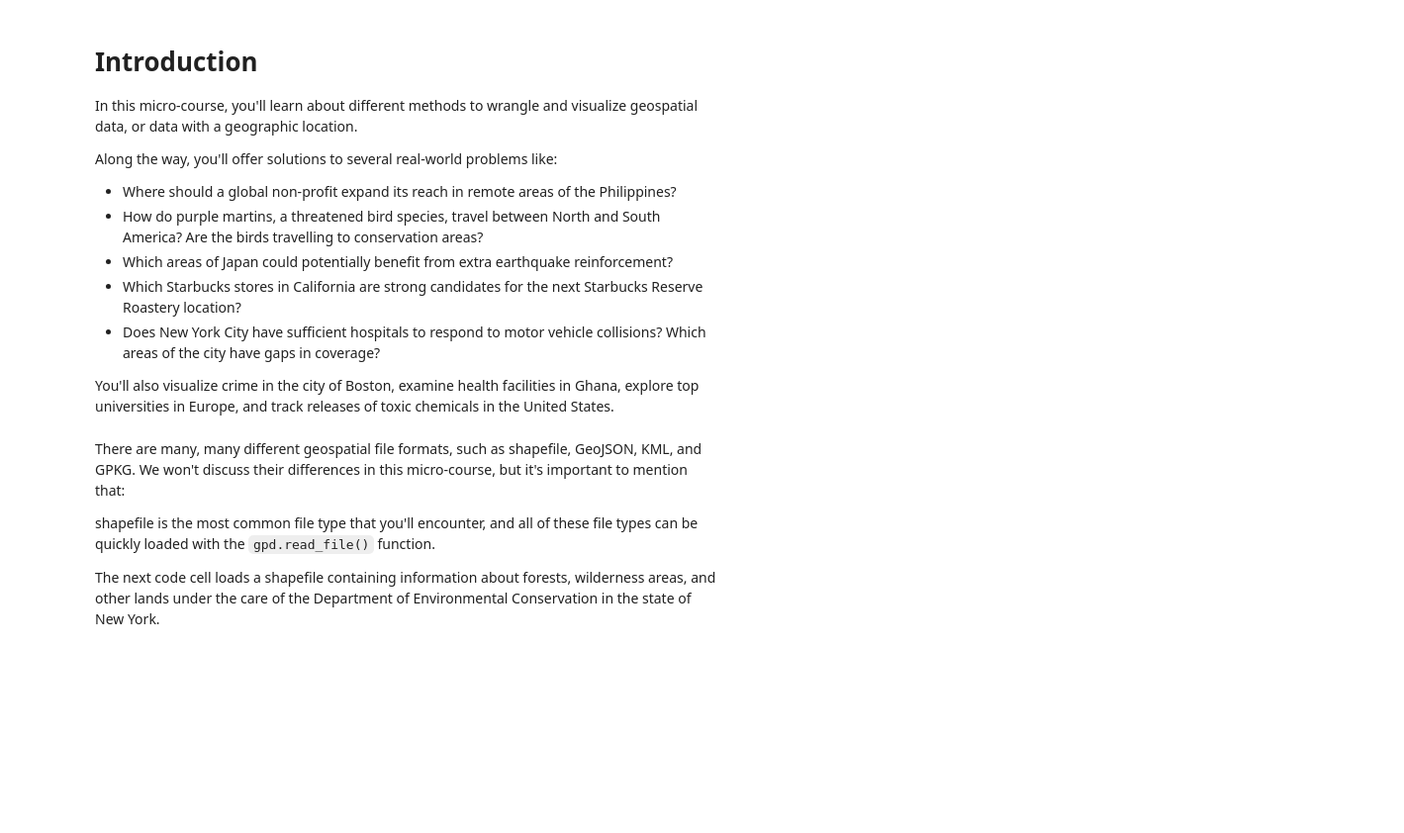
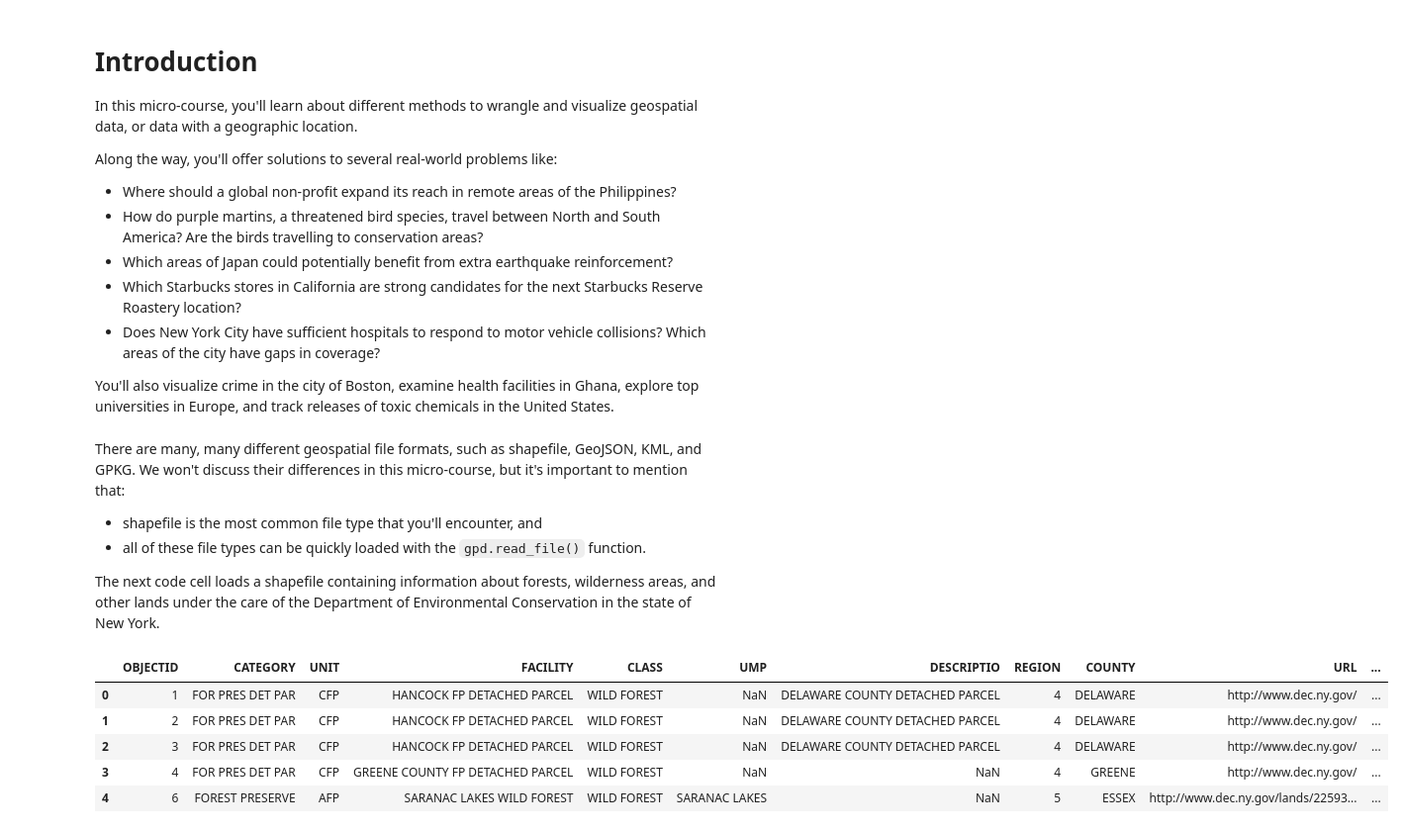
Before and after one commit to bcjspiros/edu-kaggle-GeospatialAnalysis, a Jupyter notebook: notebooks/Python/FirstMap.ipynb, the cells around one changed output. Shown at 99% size. Drawn from its saved outputs; the diff is of its cells as text; code cells hidden in the pictures; blank space fills up the shorter version.

```diff
--- a/notebooks/Python/FirstMap.ipynb
+++ b/notebooks/Python/FirstMap.ipynb
@@ -17,7 +18,7 @@ import geopandas as gpd
 # %% [markdown]
 There are many, many different geospatial file formats, such as shapefile, GeoJSON, KML, and GPKG. We won't discuss their differences in this micro-course, but it's important to mention that:
 
-shapefile is the most common file type that you'll encounter, and
-all of these file types can be quickly loaded with the `gpd.read_file()` function.
+- shapefile is the most common file type that you'll encounter, and
+- all of these file types can be quickly loaded with the `gpd.read_file()` function.
 
 The next code cell loads a shapefile containing information about forests, wilderness areas, and other lands under the care of the Department of Environmental Conservation in the state of New York.
@@ -23,0 +27,9 @@ The next code cell loads a shapefile containing information about forests, wilde
+# %%
+full_data.head()
+# %% [output]
+|  | OBJECTID | CATEGORY | UNIT | FACILITY | CLASS | UMP | DESCRIPTIO | REGION | COUNTY | URL | ... |
+| 0 | 1 | FOR PRES DET PAR | CFP | HANCOCK FP DETACHED PARCEL | WILD FOREST | NaN | DELAWARE COUNTY DETACHED PARCEL | 4 | DELAWARE | http://www.dec.ny.gov/ | ... |
+| 1 | 2 | FOR PRES DET PAR | CFP | HANCOCK FP DETACHED PARCEL | WILD FOREST | NaN | DELAWARE COUNTY DETACHED PARCEL | 4 | DELAWARE | http://www.dec.ny.gov/ | ... |
+| 2 | 3 | FOR PRES DET PAR | CFP | HANCOCK FP DETACHED PARCEL | WILD FOREST | NaN | DELAWARE COUNTY DETACHED PARCEL | 4 | DELAWARE | http://www.dec.ny.gov/ | ... |
+| 3 | 4 | FOR PRES DET PAR | CFP | GREENE COUNTY FP DETACHED PARCEL | WILD FOREST | NaN | NaN | 4 | GREENE | http://www.dec.ny.gov/ | ... |
+| 4 | 6 | FOREST PRESERVE | AFP | SARANAC LAKES WILD FOREST | WILD FOREST | SARANAC LAKES | NaN | 5 | ESSEX | http://www.dec.ny.gov/lands/22593... | ... |
```
Also changed, not shown: parts of 19 cells of this notebook, 33 other files.
